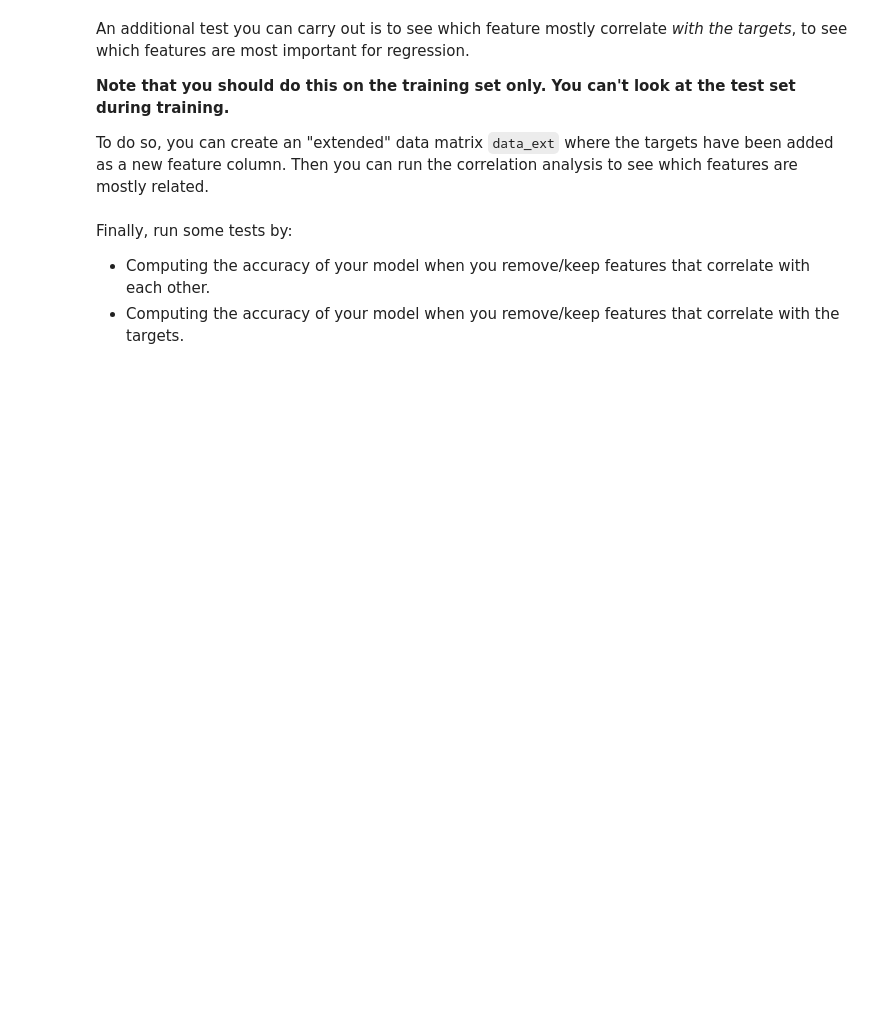
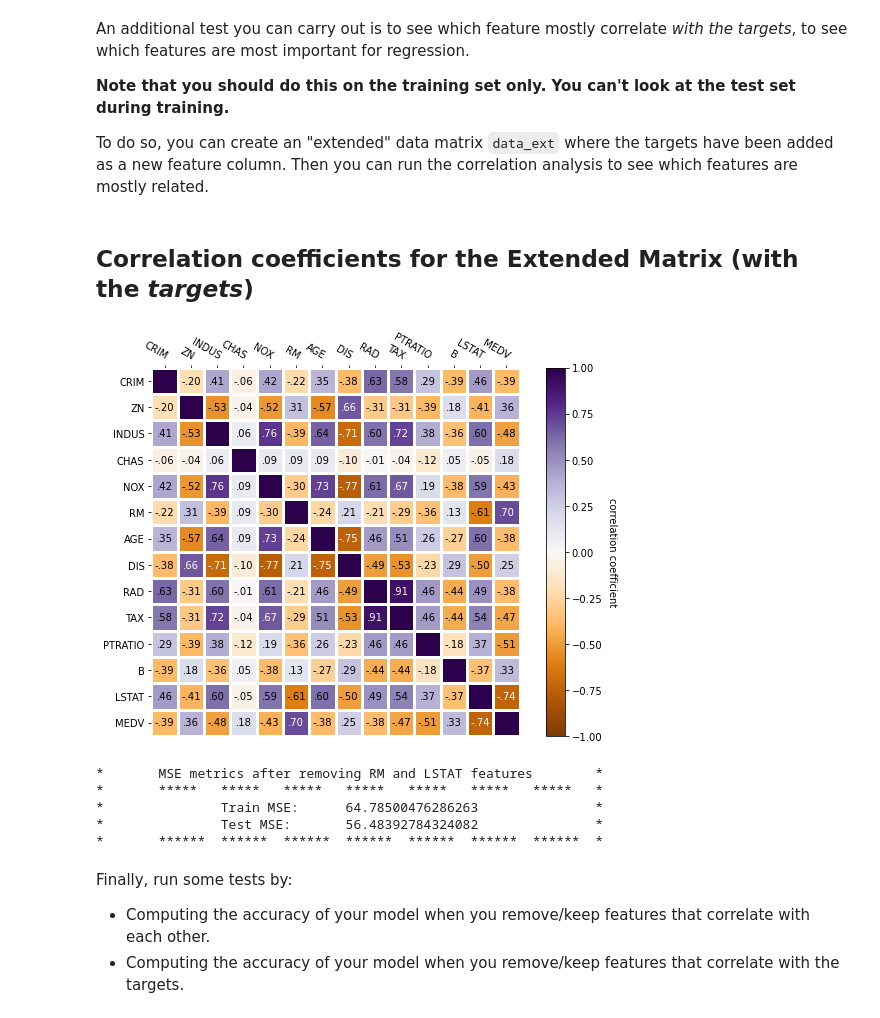
Before and after one commit to lauralex/ML-homework1, a Jupyter notebook: notebooks/linearRegression_homework.ipynb, the cells around one changed output. Cells and saved outputs as stored; diff of their text form; code cells hidden in the pictures; blank space fills up the shorter version.

Commit message:
MSE after removing features related to target
Signed-off-by: Alessandro Bellia <casildaserrano@yahoo.it>

```diff
--- a/notebooks/linearRegression_homework.ipynb
+++ b/notebooks/linearRegression_homework.ipynb
@@ -241,10 +245,26 @@ stddev = diagonal.sqrt()
+# %%
+def calculate_corr_coef(t_cov_mat):
+    f"""
+    Returns the correlation coefficient matrix
+
+    :param t_cov_mat: the input Covariance matrix (previously calculated)
+    :return: the Correlation coefficient matrix
+    """
+    diagonal = t_cov_mat.diag()
+    stddev = diagonal.sqrt()
+    return t_cov_mat / stddev.view(-1, 1) / stddev.view(1, -1)
 # %%
-# Real correlation matrix
-corr_coeff = cov_mat_ij / stddev.view(-1, 1) / stddev.view(1, -1)
-print('Real correlation coefficient matrix:\n' + str(corr_coeff))
-_, ax = plt.subplots(figsize=(8, 6))
-im, _ = heatmap(corr_coeff.to('cpu'), dataset['feature_names'], dataset['feature_names'], ax=ax, cmap='PuOr',
-                cbarlabel='correlation coefficient', vmin=-1, vmax=1)
-annotate_heatmap(im, valfmt=matplotlib.ticker.FuncFormatter(format_func), textcolors=('black', 'white'), threshold=0.65,
-                 double_sided_threshold=True)
-plt.tight_layout()
+def plot_corr_matrix(corr_coeff_mat, feature_names):
+    """
+    Plot the correlation coefficient matrix
+
+    :param corr_coeff_mat: the correlation coefficient matrix
+    :param feature_names: the ordered feature names
+    """
+    _, ax = plt.subplots(figsize=(8, 6))
+    im, _ = heatmap(corr_coeff_mat.to('cpu'), feature_names, feature_names, ax=ax, cmap='PuOr',
+                    cbarlabel='correlation coefficient', vmin=-1, vmax=1)
+    annotate_heatmap(im, valfmt=matplotlib.ticker.FuncFormatter(format_func), textcolors=('black', 'white'),
+                     threshold=0.65,
+                     double_sided_threshold=True)
+    plt.tight_layout()
@@ -326,6 +349,33 @@ An additional test you can carry out is to see which feature mostly correlate *w
 **Note that you should do this on the training set only. You can't look at the test set during training.**
 
 To do so, you can create an "extended" data matrix `data_ext` where the targets have been added as a new feature column. Then you can run the correlation analysis to see which features are mostly related.
+# %% [markdown]
+## Correlation coefficients for the Extended Matrix (with the *targets*)
+# %%
+# Concatenate the target tensor to the data tensor
+extended_data_tensor = torch.cat((tensor_data, tensor_target.view(-1, 1)), 1)
+# %%
+# Calculate the Covariance matrix
+cov_mat_ij = calculate_cov_mat(extended_data_tensor)
+# %%
+# Calculate the Correlation coefficient matrix
+corr_coeff = calculate_corr_coef(cov_mat_ij)
+feature_names = np.concatenate((dataset['feature_names'], ('MEDV',)))
+plot_corr_matrix(corr_coeff, feature_names)
+# %% [output]
+[figure, added]
+# %%
+# Perform MSE calculation after removing the strongest features correlated to MEDV: RM and LSTAT
+tensor_filter = [i for i, item in enumerate(dataset['feature_names']) if item != 'RM' and item != 'LSTAT']
+filtered_tensor = tensor_data[:, tensor_filter]
+train_mse, test_mse = calculate_mse(filtered_tensor, 0.30)
+print_mse(train_mse, test_mse, 'after removing RM and LSTAT features')
+# %% [output]
+*       MSE metrics after removing RM and LSTAT features        *
+*       *****   *****   *****   *****   *****   *****   *****   *
+*               Train MSE:      64.78500476286263               *
+*               Test MSE:       56.48392784324082               *
+*       ******  ******  ******  ******  ******  ******  ******  *
 # %% [markdown]
 Finally, run some tests by:
 
```
Also changed, not shown: parts of 8 cells of this notebook.
